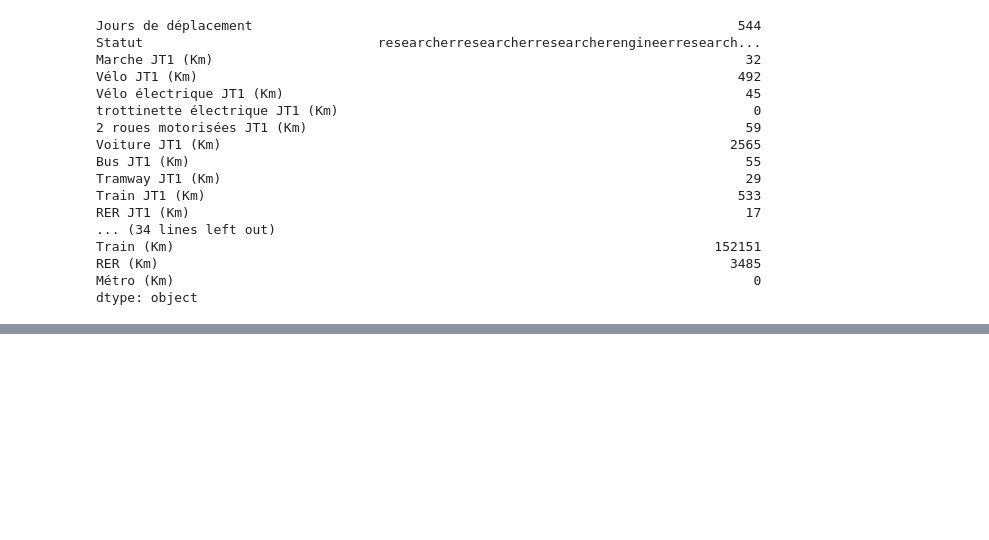
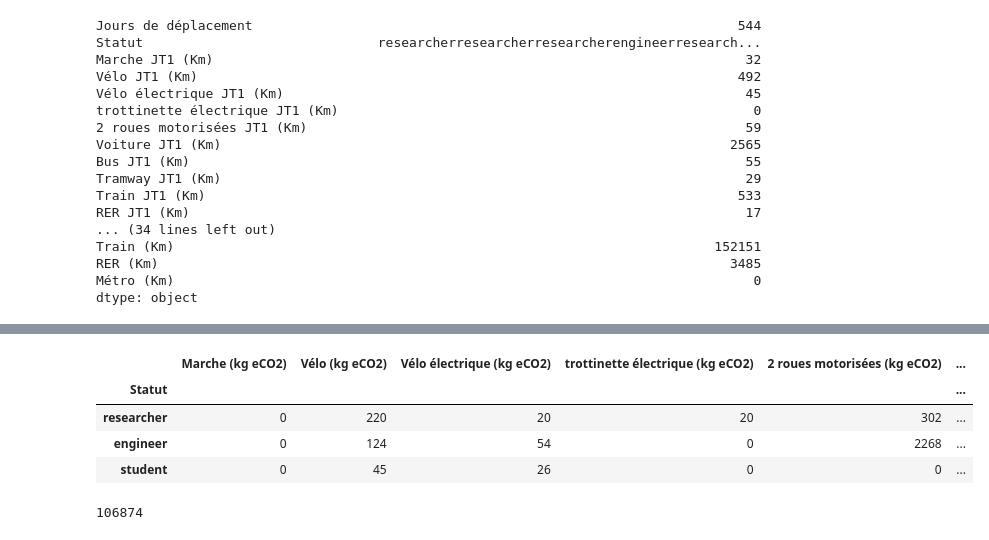
Before and after one commit to umr-marbec/marbec-green, a Jupyter notebook: process-emissions-deplacement.ipynb, the cells around one changed output, grey strips where cells are left out. Saved outputs shown, nothing was run; the diff lists cells and outputs as text; code cells hidden in the pictures; blank space fills up the shorter version.

```diff
--- a/process-emissions-deplacement.ipynb
+++ b/process-emissions-deplacement.ipynb
@@ -284,0 +285,14 @@ plt.savefig('emssions_by_cat.png', bbox_inches='tight')
+# %%
+emissions = test.loc[:, emissions_cols]
+emissions
+# %% [output]
+|  | Marche (kg eCO2) | Vélo (kg eCO2) | Vélo électrique (kg eCO2) | trottinette électrique (kg eCO2) | 2 roues motorisées (kg eCO2) | ... |
+| Statut |  |  |  |  |  | ... |
+| researcher | 0 | 220 | 20 | 20 | 302 | ... |
+| engineer | 0 | 124 | 54 | 0 | 2268 | ... |
+| student | 0 | 45 | 26 | 0 | 0 | ... |
+# %%
+emissions_tot = np.sum(emissions.values)
+emissions_tot
+# %% [output]
+106874
```
Also changed, not shown: parts of 8 cells of this notebook.
